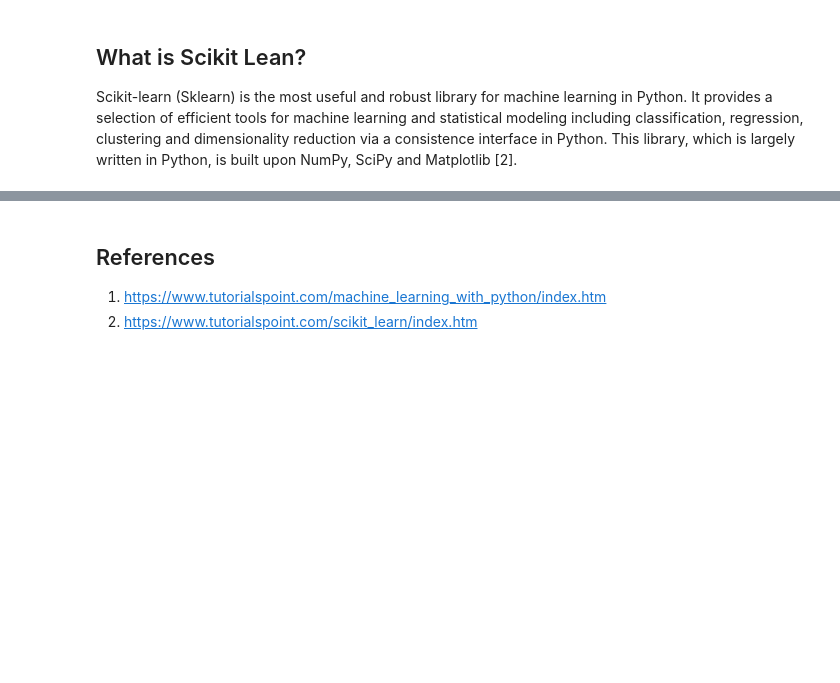
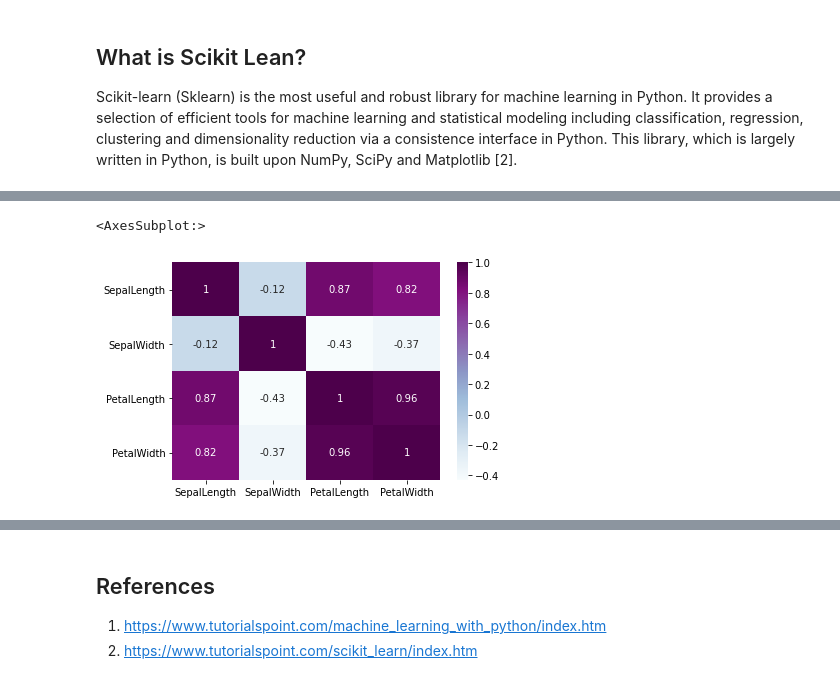
Before and after one commit to ShanePAustin/machine-learning-and-statistics, a Jupyter notebook: scikit-learn.ipynb, the cells around one changed output, grey strips where cells are left out. Cells and saved outputs as stored; diff of their text form; code cells hidden in the pictures; blank space fills up the shorter version.

```diff
--- a/scikit-learn.ipynb
+++ b/scikit-learn.ipynb
@@ -25,0 +40,4 @@ Supervised vs Unsupervised Learning
+# %%
+filename = ".\iris.csv"
+
+df = pd.read_csv(filename, header = None, names = ["SepalLength", "SepalWidth", "PetalLength", "PetalWidth", "Species"])
@@ -25,0 +93,5 @@ Supervised vs Unsupervised Learning
+# %%
+sns.heatmap(df.corr(),cmap="BuPu", annot=True)
+# %% [output]
+<AxesSubplot:>
+[figure, added]
```
Also changed, not shown: parts of 14 cells of this notebook, 1 other file.
